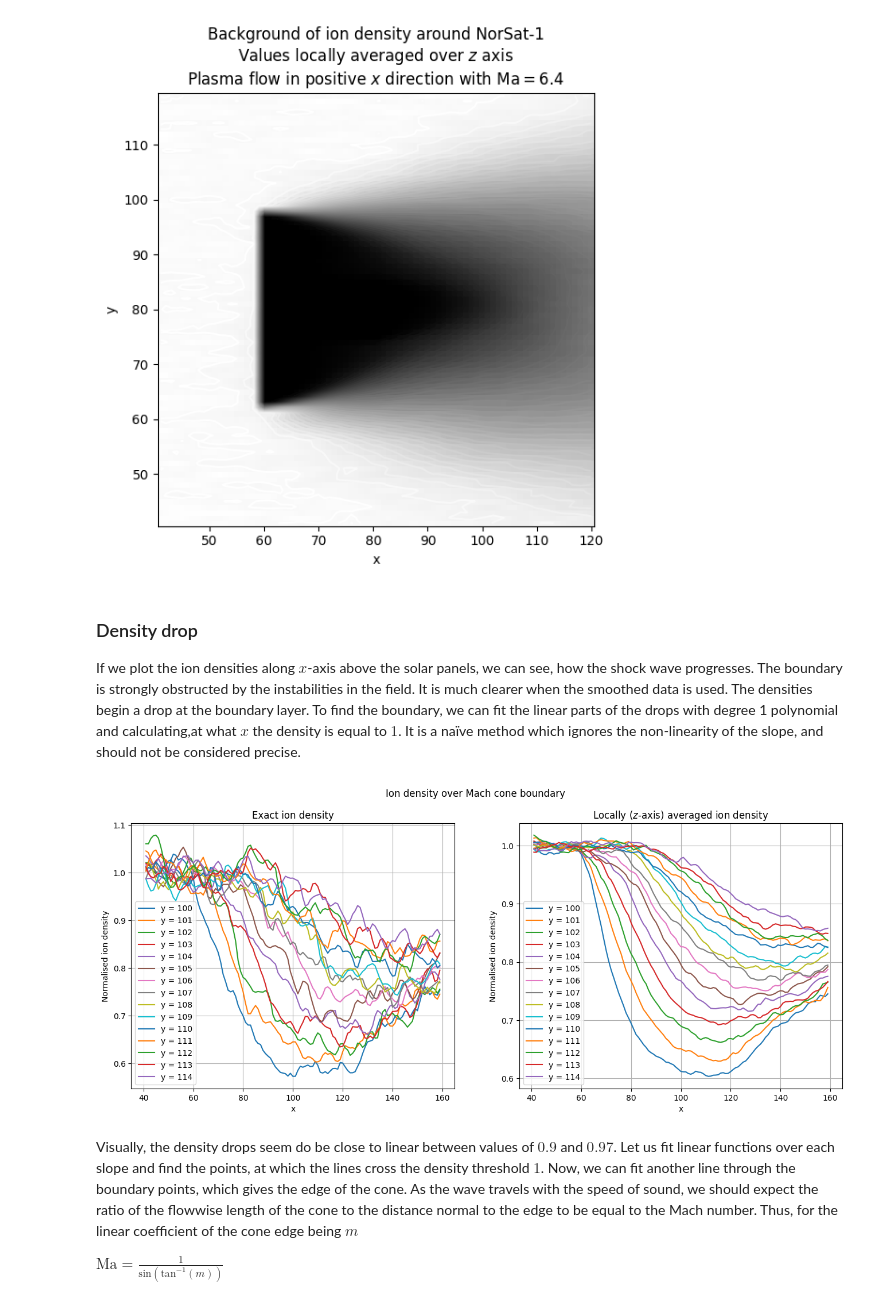
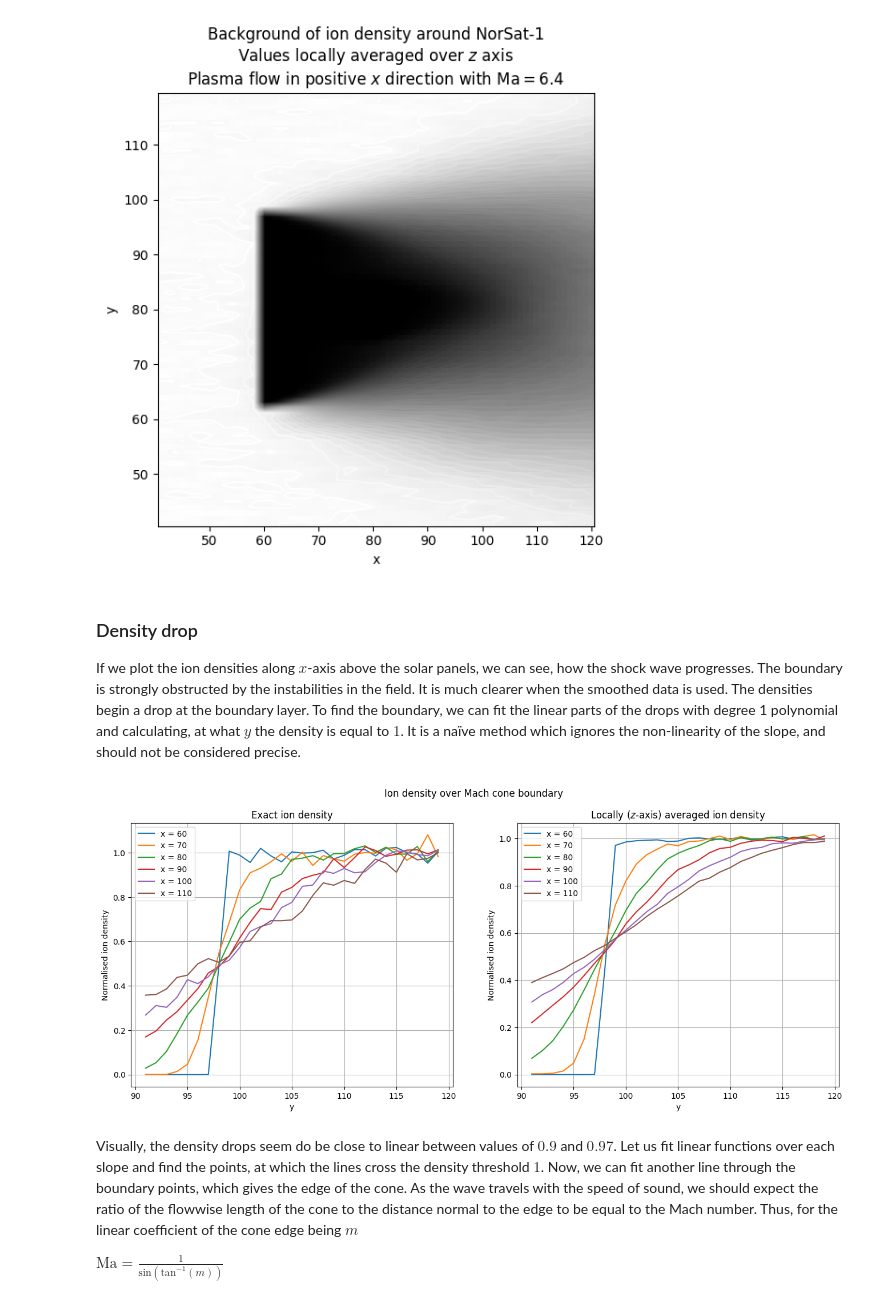
Before and after one commit to MJOdorczuk/Aurora, a Jupyter notebook: concepts/coneBoundary.ipynb, the cells around one changed output. Saved outputs shown, nothing was run; the diff lists cells and outputs as text; code cells hidden in the pictures.

Commit message:
cone boundary changed from y- to x- samples. Script adapted to the HPC

```diff
--- a/concepts/coneBoundary.ipynb
+++ b/concepts/coneBoundary.ipynb
@@ -86,34 +86,34 @@ plt.show()
 # %% [markdown]
 ### Density drop
 
-If we plot the ion densities along $x$-axis above the solar panels, we can see, how the shock wave progresses. The boundary is strongly obstructed by the instabilities in the field. It is much clearer when the smoothed data is used. The densities begin a drop at the boundary layer. To find the boundary, we can fit the linear parts of the drops with degree 1 polynomial and calculating,at what $x$ the density is equal to $1$. It is a naïve method which ignores the non-linearity of the slope, and should not be considered precise.
+If we plot the ion densities along $x$-axis above the solar panels, we can see, how the shock wave progresses. The boundary is strongly obstructed by the instabilities in the field. It is much clearer when the smoothed data is used. The densities begin a drop at the boundary layer. To find the boundary, we can fit the linear parts of the drops with degree 1 polynomial and calculating, at what $y$ the density is equal to $1$. It is a naïve method which ignores the non-linearity of the slope, and should not be considered precise.
 # %%
 fig, (ax1, ax2) = plt.subplots(1, 2, figsize=(16, 6))
-for y in range(100, 115):
+for x in range(60, 120, 10):
     xs = df["Structured Coordinates:0"]
     ys = df["Structured Coordinates:1"]
     zs = df["Structured Coordinates:2"]
     field = df['nd2p']
     field_smooth = df['nd2p_smooth']
-    mask = (xs>40)&(xs<160)&(ys==y)&(zs==80)
-    ax1.plot(xs[mask], field[mask], label=f'y = {y}')
-    ax2.plot(xs[mask], field_smooth[mask], label=f'y = {y}')
+    mask = (ys>90)&(xs==x)&(zs==80)
+    ax1.plot(ys[mask], field[mask], label=f'x = {x}')
+    ax2.plot(ys[mask], field_smooth[mask], label=f'x = {x}')
 
-ax1.set_xlabel("x")
-ax2.set_xlabel("x")
+ax1.set_xlabel("y")
+ax2.set_xlabel("y")
 ax1.set_ylabel("Normalised ion density")
 ax2.set_ylabel("Normalised ion density")
 
 ax1.grid()
 ax2.grid()
 ax1.legend()
 ax2.legend()
 fig.suptitle("Ion density over Mach cone boundary")
 ax1.set_title("Exact ion density")
 ax2.set_title("Locally ($z$-axis) averaged ion density")
 plt.show()
 # %% [output]
-[figure, old version]
+[figure, new version]
 # %% [markdown]
 Visually, the density drops seem do be close to linear between values of $0.9$ and $0.97$. Let us fit linear functions over each slope and find the points, at which the lines cross the density threshold $1$. Now, we can fit another line through the boundary points, which gives the edge of the cone. As the wave travels with the speed of sound, we should expect the ratio of the flowwise length of the cone to the distance normal to the edge to be equal to the Mach number. Thus, for the linear coefficient of the cone edge being $m$
 
```
Also changed, not shown: parts of 2 cells of this notebook, 1 other file.
